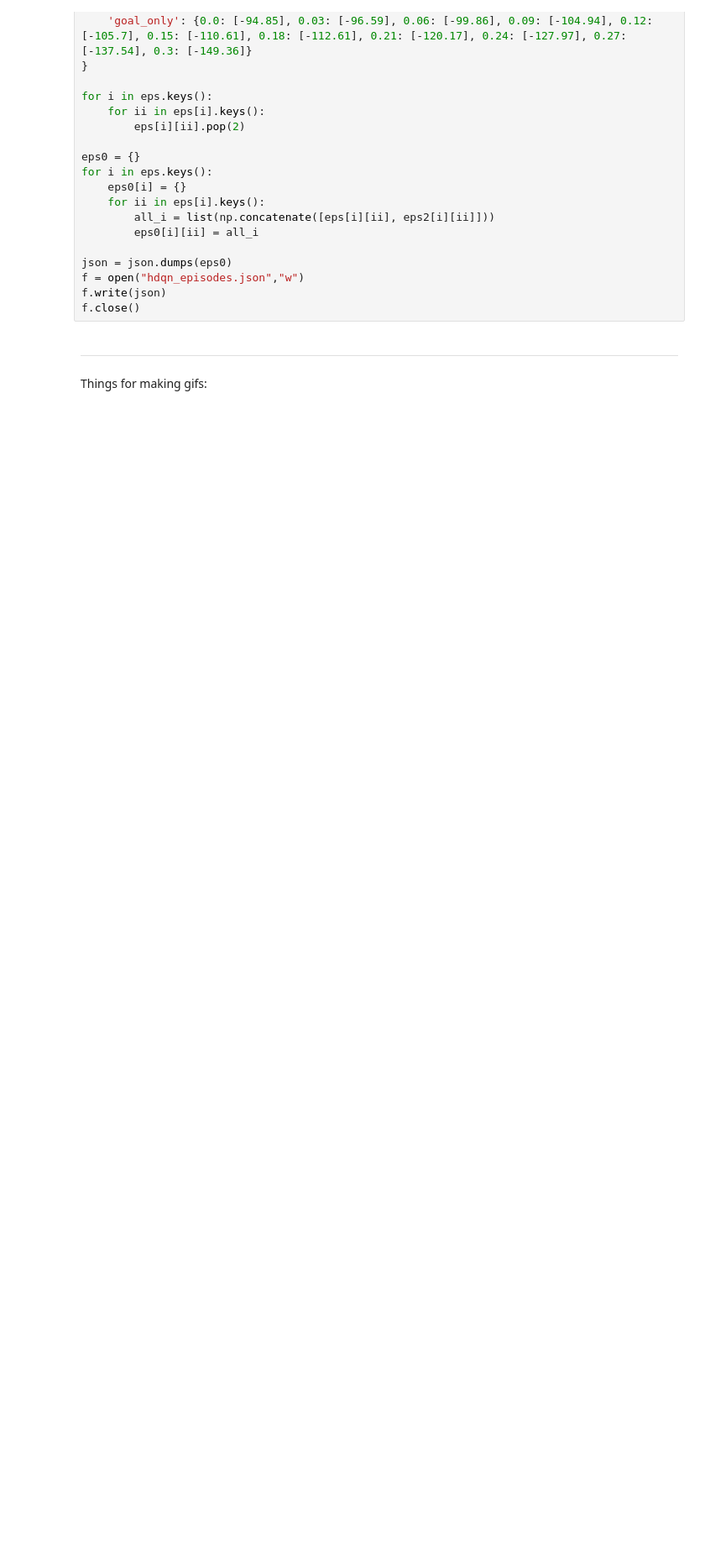
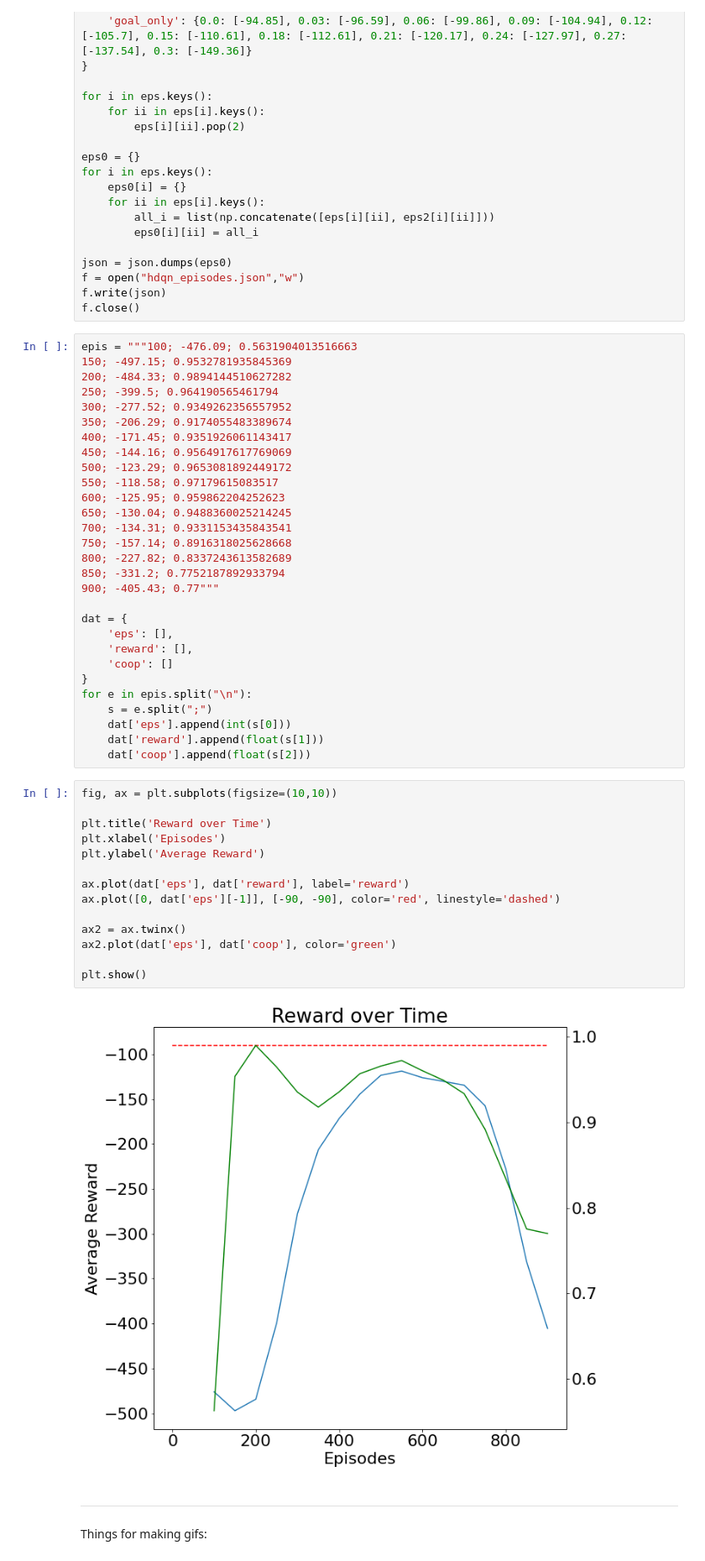
Before and after one commit to Davidobot/adversarial_hrl, a Jupyter notebook: plotting/plotting.ipynb, the cells around one changed output. Shown: that part at 84% size. Drawn from its saved outputs; the diff is of its cells as text; blank space fills up the shorter version.

```diff
--- a/plotting/plotting.ipynb
+++ b/plotting/plotting.ipynb
@@ -288,6 +286,51 @@ json = json.dumps(eps0)
 f = open("hdqn_episodes.json","w")
 f.write(json)
 f.close()
+# %%
+epis = """100; -476.09; 0.5631904013516663
+150; -497.15; 0.9532781935845369
+200; -484.33; 0.9894144510627282
+250; -399.5; 0.964190565461794
+300; -277.52; 0.9349262356557952
+350; -206.29; 0.9174055483389674
+400; -171.45; 0.9351926061143417
+450; -144.16; 0.9564917617769069
+500; -123.29; 0.9653081892449172
+550; -118.58; 0.97179615083517
+600; -125.95; 0.959862204252623
+650; -130.04; 0.9488360025214245
+700; -134.31; 0.9331153435843541
+750; -157.14; 0.8916318025628668
+800; -227.82; 0.8337243613582689
+850; -331.2; 0.7752187892933794
+900; -405.43; 0.77"""
+
+dat = {
+    'eps': [],
+    'reward': [],
+    'coop': []
+}
+for e in epis.split("\n"):
+    s = e.split(";")
+    dat['eps'].append(int(s[0]))
+    dat['reward'].append(float(s[1]))
+    dat['coop'].append(float(s[2]))
+# %%
+fig, ax = plt.subplots(figsize=(10,10))
+
+plt.title('Reward over Time')
+plt.xlabel('Episodes')
+plt.ylabel('Average Reward')
+
+ax.plot(dat['eps'], dat['reward'], label='reward')
+ax.plot([0, dat['eps'][-1]], [-90, -90], color='red', linestyle='dashed')
+
+ax2 = ax.twinx()
+ax2.plot(dat['eps'], dat['coop'], color='green')
+
+plt.show()
+# %% [output]
+[figure, added]
 # %% [markdown]
 ***
 Things for making gifs:
```
Also changed, not shown: parts of 4 cells of this notebook, 15 other files.
